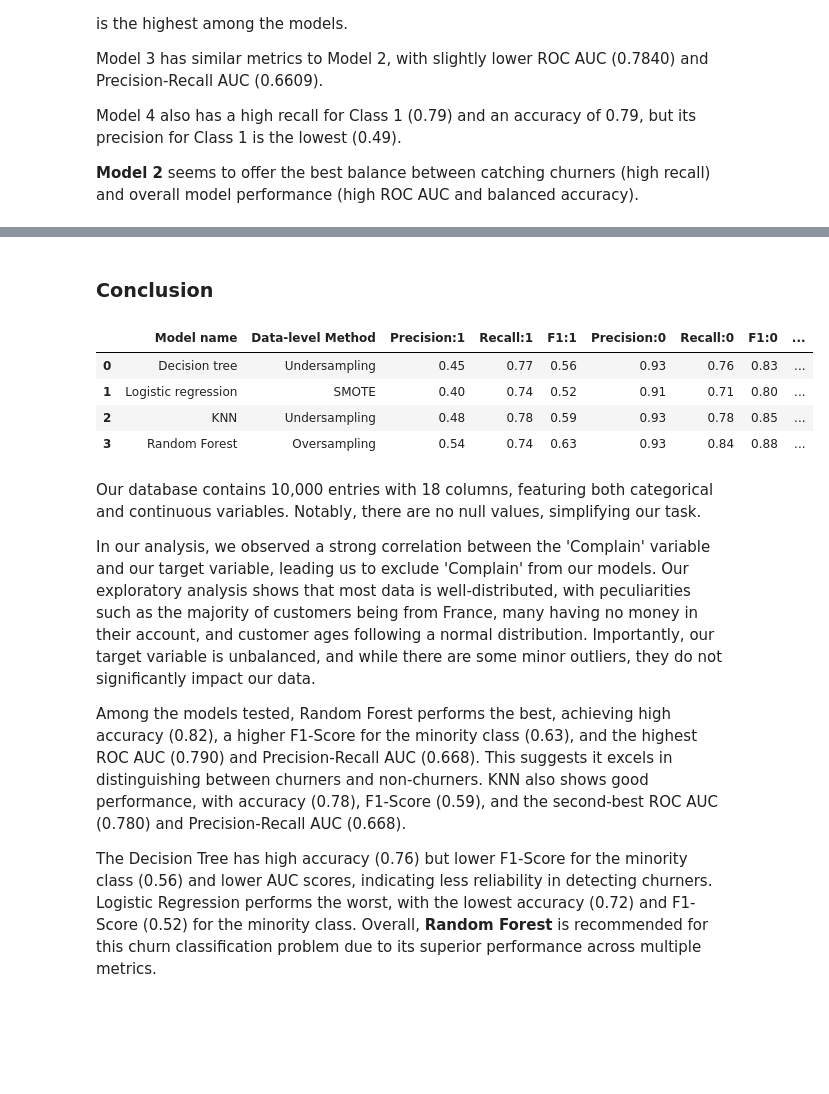
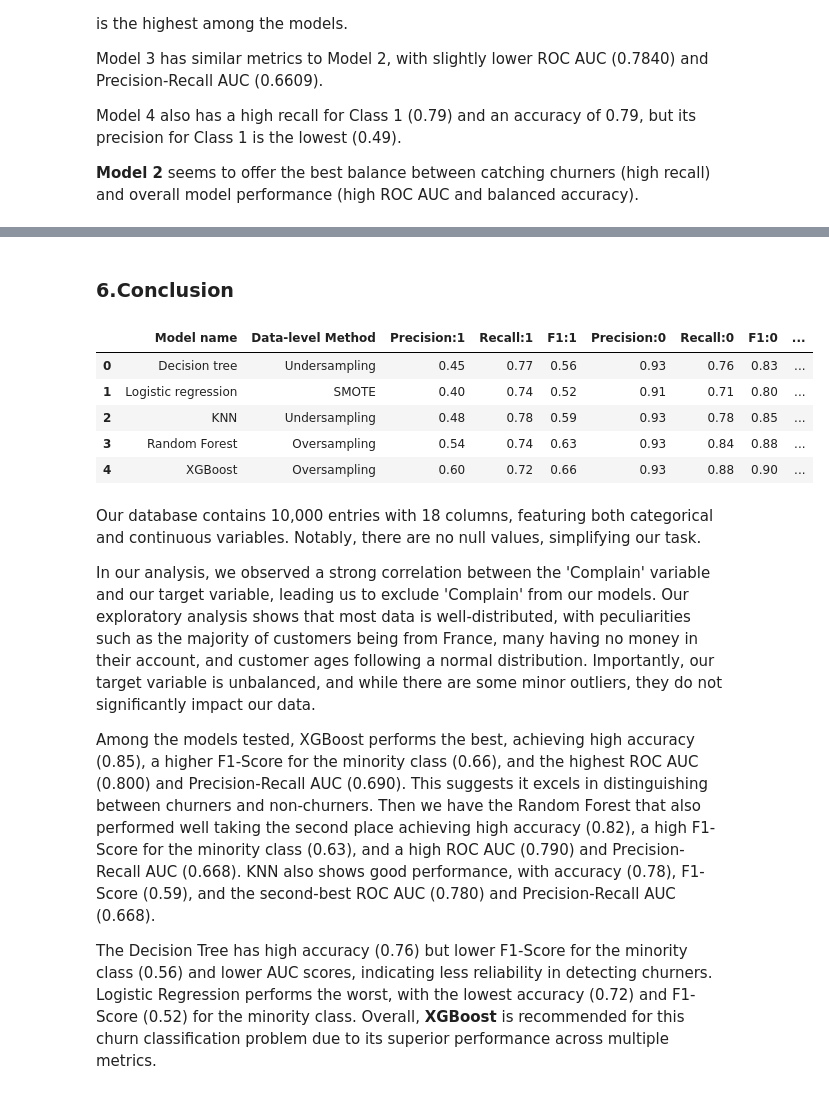
Before and after one commit to Abderrahmane-Chafi/BankCustomerChurnAnalysis, a Jupyter notebook: notebook794dc85e40.ipynb, the cells around one changed output, grey strips where cells are left out. Drawn from its saved outputs; the diff is of its cells as text; code cells hidden in the pictures; blank space fills up the shorter version.

Commit message:
Version 1 ~ Added XGBoost Model

```diff
--- a/notebook794dc85e40.ipynb
+++ b/notebook794dc85e40.ipynb
@@ -932,5 +1049,5 @@ Model 4 also has a high recall for Class 1 (0.79) and an accuracy of 0.79, but i
 # %% [markdown]
-### **Conclusion** <a class="anchor" id="chapter5"></a>
+### **6.Conclusion** <a class="anchor" id="chapter6"></a>
 # %%
 models_data = [
     {
@@ -993,38 +1110,56 @@ models_data = [
         'Precision:0': 0.93,
         'Recall:0': 0.84,
         'F1:0': 0.88,
         'ROC AUC': 0.790,
         'PR AUC': 0.668,
         'Accuracy': 0.82,
         'Precision': (0.54 + 0.93) / 2,
         'Recall': (0.74 + 0.84) / 2,
         'F1': (0.88 + 0.63) / 2,
         'Confusion Matrix': [[2010,379],[159,452]]
+    },
+    {
+        'Model name': 'XGBoost',
+        'Data-level Method': 'Oversampling',
+        'Precision:1': 0.60,
+        'Recall:1': 0.72,
+        'F1:1': 0.66,
+        'Precision:0': 0.93,
+        'Recall:0': 0.88,
+        'F1:0': 0.90,
+        'ROC AUC': 0.800,
+        'PR AUC': 0.690,
+        'Accuracy': 0.85,
+        'Precision': (0.60 + 0.93) / 2,
+        'Recall': (0.72 + 0.88) / 2,
+        'F1': (0.90 + 0.66) / 2,
+        'Confusion Matrix': [[2095,294],[169,442]]
     }
 ]
 
 columns = [
     'Model name', 'Data-level Method', 'Precision:1', 'Recall:1', 'F1:1',
     'Precision:0', 'Recall:0', 'F1:0', 'ROC AUC', 'PR AUC', 'Accuracy',
     'Precision', 'Recall', 'F1', 'Confusion Matrix'
 ]
 
 pd.set_option('display.max_colwidth', None)
 pd.set_option('display.max_columns', None)
 
 report = pd.DataFrame(models_data, columns=columns)
 report
 # %% [output]
 |  | Model name | Data-level Method | Precision:1 | Recall:1 | F1:1 | Precision:0 | Recall:0 | F1:0 | ... |
 | 0 | Decision tree | Undersampling | 0.45 | 0.77 | 0.56 | 0.93 | 0.76 | 0.83 | ... |
 | 1 | Logistic regression | SMOTE | 0.40 | 0.74 | 0.52 | 0.91 | 0.71 | 0.80 | ... |
 | 2 | KNN | Undersampling | 0.48 | 0.78 | 0.59 | 0.93 | 0.78 | 0.85 | ... |
 | 3 | Random Forest | Oversampling | 0.54 | 0.74 | 0.63 | 0.93 | 0.84 | 0.88 | ... |
+| 4 | XGBoost | Oversampling | 0.60 | 0.72 | 0.66 | 0.93 | 0.88 | 0.90 | ... |
 # %% [markdown]
 Our database contains 10,000 entries with 18 columns, featuring both categorical and continuous variables. Notably, there are no null values, simplifying our task.
 
 In our analysis, we observed a strong correlation between the 'Complain' variable and our target variable, leading us to exclude 'Complain' from our models. Our exploratory analysis shows that most data is well-distributed, with peculiarities such as the majority of customers being from France, many having no money in their account, and customer ages following a normal distribution. Importantly, our target variable is unbalanced, and while there are some minor outliers, they do not significantly impact our data.
 
-Among the models tested, Random Forest performs the best, achieving high accuracy (0.82), a higher F1-Score for the minority class (0.63), and the highest ROC AUC (0.790) and Precision-Recall AUC (0.668). This suggests it excels in distinguishing between churners and non-churners. KNN also shows good performance, with accuracy (0.78), F1-Score (0.59), and the second-best ROC AUC (0.780) and Precision-Recall AUC (0.668).
+Among the models tested, XGBoost performs the best, achieving high accuracy (0.85), a higher F1-Score for the minority class (0.66), and the highest ROC AUC (0.800) and Precision-Recall AUC (0.690). This suggests it excels in distinguishing between churners and non-churners. Then we have the Random Forest that also performed well taking the second place achieving high accuracy (0.82), a high F1-Score for the minority class (0.63), and a high ROC AUC (0.790) and Precision-Recall AUC (0.668).   KNN also shows good performance, with accuracy (0.78), F1-Score (0.59), and the second-best ROC AUC (0.780) and Precision-Recall AUC (0.668).
 
-The Decision Tree has high accuracy (0.76) but lower F1-Score for the minority class (0.56) and lower AUC scores, indicating less reliability in detecting churners. Logistic Regression performs the worst, with the lowest accuracy (0.72) and F1-Score (0.52) for the minority class. Overall, **Random Forest** is recommended for this churn classification problem due to its superior performance across multiple metrics.
+The Decision Tree has high accuracy (0.76) but lower F1-Score for the minority class (0.56) and lower AUC scores, indicating less reliability in detecting churners. Logistic Regression performs the worst, with the lowest accuracy (0.72) and F1-Score (0.52) for the minority class. Overall, **XGBoost** is recommended for this churn classification problem due to its superior performance across multiple metrics.
```
Also changed, not shown: parts of 11 cells of this notebook.
